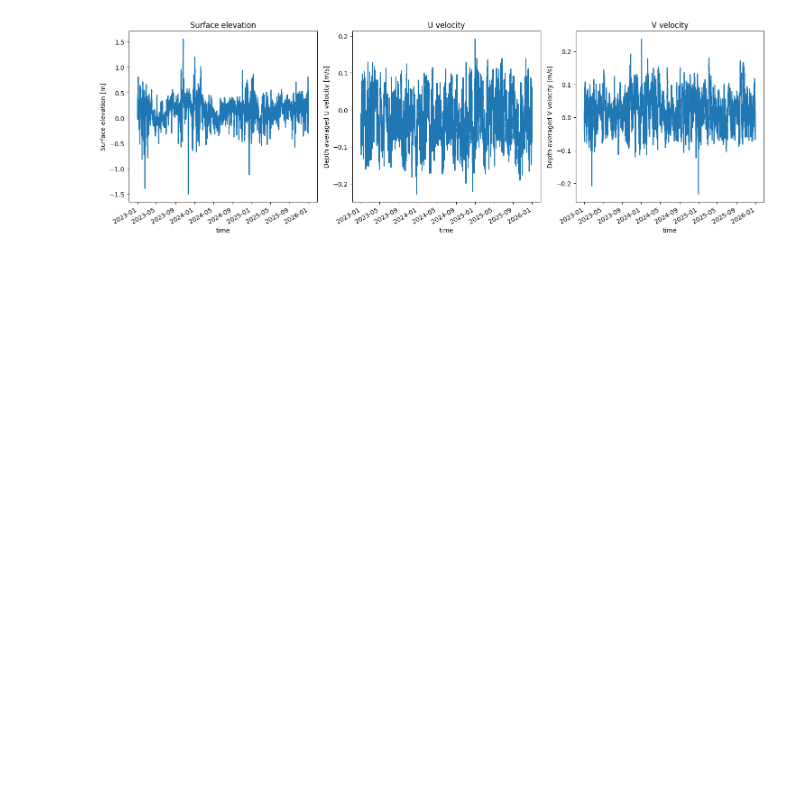
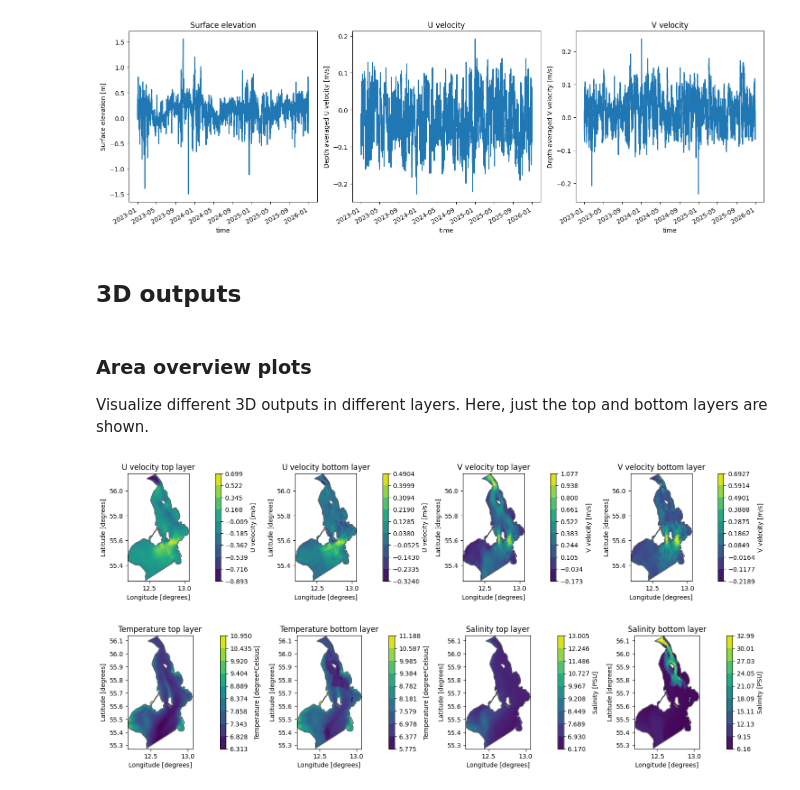
Before and after one commit to DHI/WaterBench-MIKE3HD-Oresund, a Jupyter notebook: code/explore_model_result_data.ipynb, the cells around one changed output. Saved outputs shown, nothing was run; the diff lists cells and outputs as text; code cells hidden in the pictures; blank space fills up the shorter version.

Commit message:
Visualize 3D results

```diff
--- a/code/explore_model_result_data.ipynb
+++ b/code/explore_model_result_data.ipynb
@@ -15,8 +15,9 @@ save_png = True
 # %% [markdown]
 ## Open the model result file
 # %%
-dfs = mikeio.open(f"{mr_fldr}2D_2023_2025_hrly.dfsu")
-dfs
+# 2D Data
+dfs2 = mikeio.open(f"{mr_fldr}2D_2023_2025_hrly.dfsu")
+dfs2
 # %% [output]
 <mikeio.Dfsu2DH>
 number of elements: 3320
@@ -27,3 +28,7 @@ items:
   1:  Depth averaged U velocity <u velocity component> (meter per sec)
   2:  Depth averaged V velocity <v velocity component> (meter per sec)
 time: 2023-01-01 00:00:00 - 2025-12-31 23:00:00 (26304 records)
+# %%
+# 3D Data
+dfs3 = mikeio.open(f"{mr_fldr}3D_2023_2025_hrly.dfsu")
+dfs3
@@ -52,2 +71,2 @@ plt.show()
 # %%
-ds = dfs.read()
+ds2 = dfs2.read()
@@ -75,3 +98,32 @@ plt.tight_layout()
 plt.show()
 # %% [output]
 [figure]
+# %% [markdown]
+## 3D outputs
+# %%
+times = slice("2024-05-01", "2024-07-31") if "2024-05-01" in dfs3.time else slice(dfs3.time[0], dfs3.time[-1])
+ds3 = dfs3.read(time=times)
+# %% [markdown]
+### Area overview plots
+Visualize different 3D outputs in different layers. Here, just the top and bottom layers are shown.
+# %%
+plot_time = "2024-05-01" if "2024-05-01" in ds2.time else ds2.time[-1]
+fig,axs = plt.subplots(1, 4, figsize=(15,5))
+ds3[0].sel(layers='top',time=plot_time).plot(ax=axs[0], title="U velocity top layer");
+ds3[0].sel(layers='bottom',time=plot_time).plot(ax=axs[1], title="U velocity bottom layer");
+ds3[1].sel(layers='top',time=plot_time).plot(ax=axs[2], title="V velocity top layer");
+ds3[1].sel(layers='bottom',time=plot_time).plot(ax=axs[3], title="V velocity bottom layer");
+plt.tight_layout()
+plt.show()
+
+plot_time = "2024-05-01" if "2024-05-01" in ds2.time else ds2.time[-1]
+fig,axs = plt.subplots(1, 4, figsize=(15,5))
+ds3[4].sel(layers='top',time=plot_time).plot(ax=axs[0], title="Temperature top layer");
+ds3[4].sel(layers='bottom',time=plot_time).plot(ax=axs[1], title="Temperature bottom layer");
+ds3[5].sel(layers='top',time=plot_time).plot(ax=axs[2], title="Salinity top layer");
+ds3[5].sel(layers='bottom',time=plot_time).plot(ax=axs[3], title="Salinity bottom layer");
+plt.tight_layout()
+plt.show()
+# %% [output]
+[figure, added]
+[figure, added]
```
Also changed, not shown: parts of 12 cells of this notebook.
